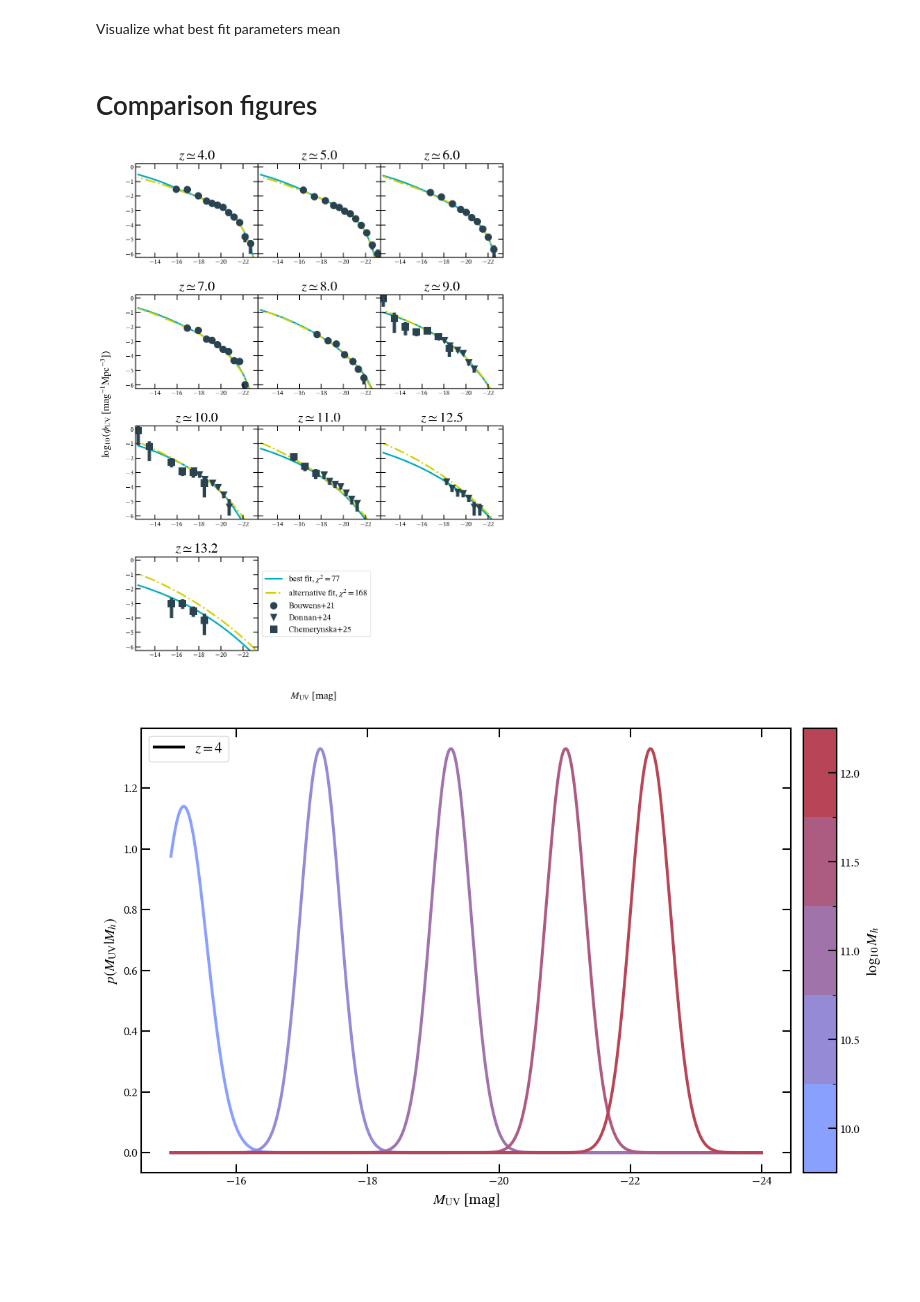
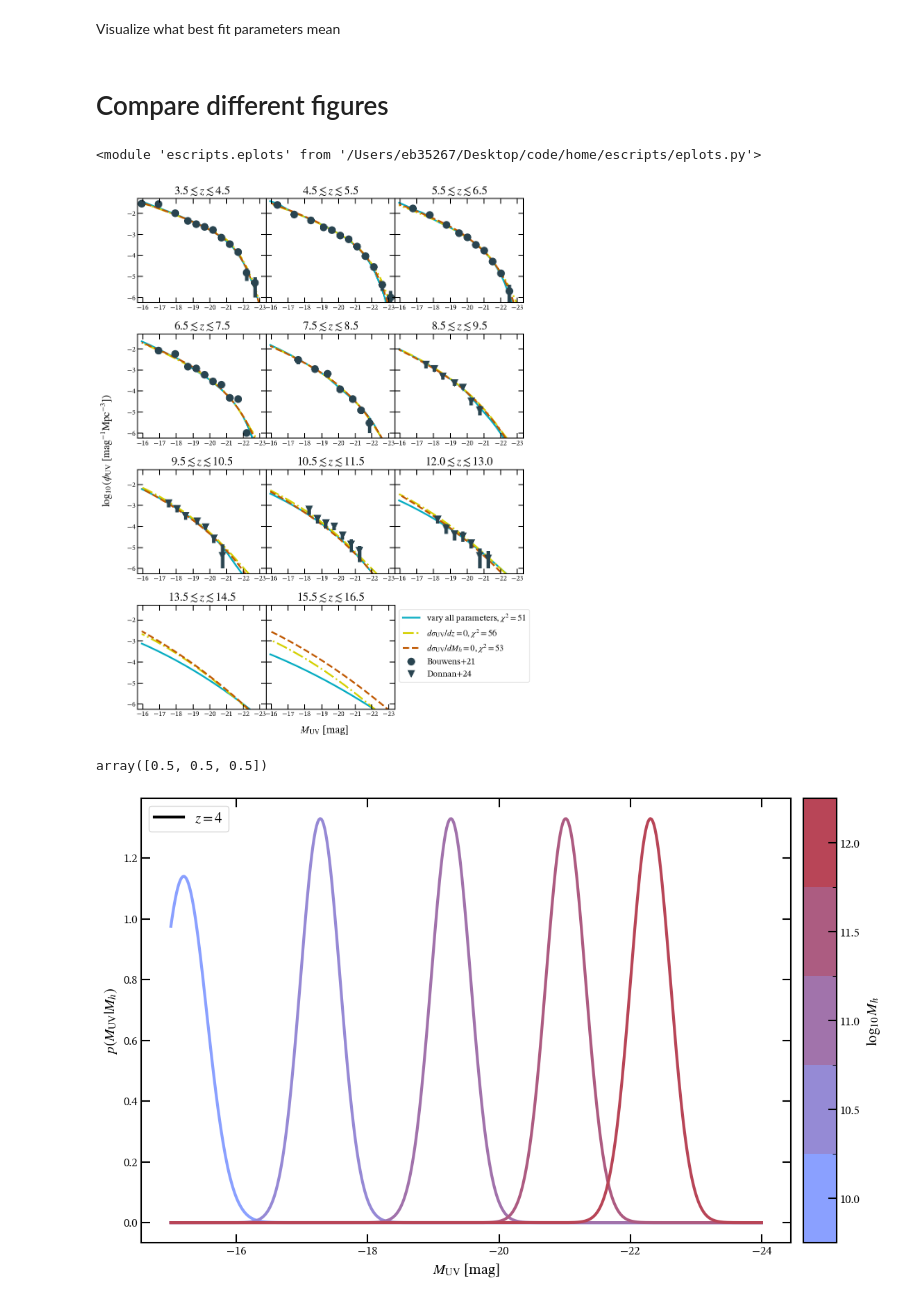
Before and after one commit to ebregou/modeling_stochasticity, a Jupyter notebook: notebooks/visualize_results.ipynb, the cells around one changed output. Saved outputs shown, nothing was run; the diff lists cells and outputs as text; code cells hidden in the pictures; blank space fills up the shorter version.

Commit message:
Updated figure making, ran more chains

```diff
--- a/notebooks/visualize_results.ipynb
+++ b/notebooks/visualize_results.ipynb
@@ -19,21 +20,26 @@ import corner
 import matplotlib.style as mpls
 # %%
 file_names = ['/Users/eb35267/Desktop/code/home/data/Bouwens2021_low_z.txt',
-              '/Users/eb35267/Desktop/code/home/data/Donnan24_limit_z.txt',
-              '/Users/eb35267/Desktop/code/home/data/Chemerynska+25.txt']
-data_labels = ['Bouwens+21', 'Donnan+24', 'Chemerynska+25', 'wrong dz']
+              '/Users/eb35267/Desktop/code/home/data/Donnan24_limit_z.txt',]
+data_labels = ['Bouwens+21', 'Donnan+24']
 sorted_data = edata.get_sorted(file_names, data_labels)
 # %%
 params = eMCMC.build_param_data({'beta': {'fit':False, 'value': -0.54}, 'dbetadz': {'fit': False, 'value':0}})
 # %%
-best_fit = [0.87, 0.05, 11.71, 0, -0.98, -0.05, 0.17, 0.17, -0.86]
-other_fit = [.6, -0.03, 12, 0.08, -0.98, -0.05, 0.17, 0.3, 0]
+all_param_fit = [0.88, 0.06, 11.7, 0, -0.98, -0.05, 0.18, 0.17, -0.89]
+no_z_ev = [0.82, -0.03, 12.38, 0.16, -0.91, -0.03, 0.89, 0, -0.77]
+no_m_ev = [0.6, -0.02, 12.04, 0.09, -0.93, -0.04, 0.23, 0.26, 0]
 # %%
 my_UVLF = eMCMC.UVLF(sorted_data, params)
 # %% [markdown]
-# Comparison figures
+# Compare different figures
+# %%
+importlib.reload(eplots)
+# %% [output]
+<module 'escripts.eplots' from '/Users/eb35267/Desktop/code/home/escripts/eplots.py'>
 # %%
-comparison_fig = eplots.evolving_UVLF_fit(my_UVLF, plot_from_chain = False, comparison_fits = [best_fit, other_fit],
-                               comparison_labels = [r'best fit', 'alternative fit'], title = '')
+comparison_fig = eplots.evolving_UVLF_fit(my_UVLF, plot_from_chain = False, comparison_fits = [all_param_fit, no_z_ev, no_m_ev],
+                               comparison_labels = [r'vary all parameters', r'$d\sigma_{\rm{UV}}/dz = 0$', r'$d\sigma_{\rm{UV}}/dM_{h} = 0$'],
+                               title = '', z_plot = [4, 5, 6, 7, 8, 9, 10, 11, 12.5, 14, 16])
 # %% [output]
-[figure, old version]
+[figure, new version]
@@ -40,3 +51,7 @@ comparison_fig = eplots.evolving_UVLF_fit(my_UVLF, plot_from_chain = False, comp
+# %%
+test2
+# %% [output]
+array([0.5, 0.5, 0.5])
 # %%
 # comparison_fig.savefig('/Users/eb35267/Desktop/code/home/figures/GLIMPSE_comparison.png', bbox_inches='tight')
 # %%
```
Also changed, not shown: parts of 21 cells of this notebook, 11 other files.
